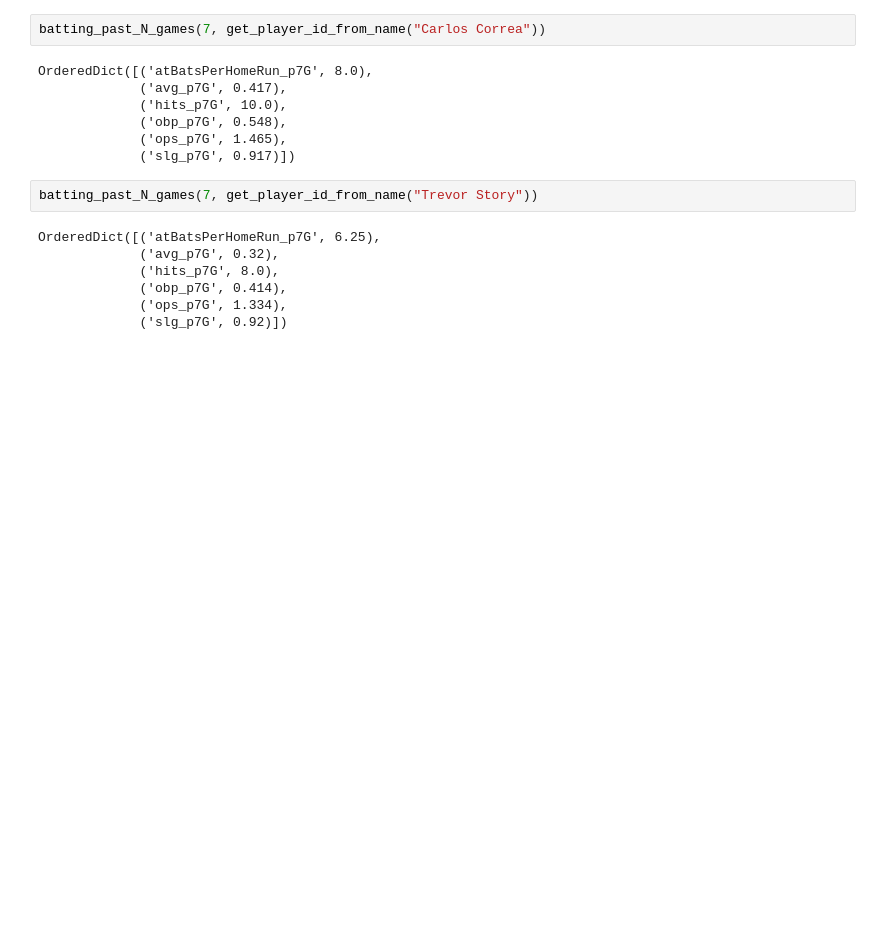
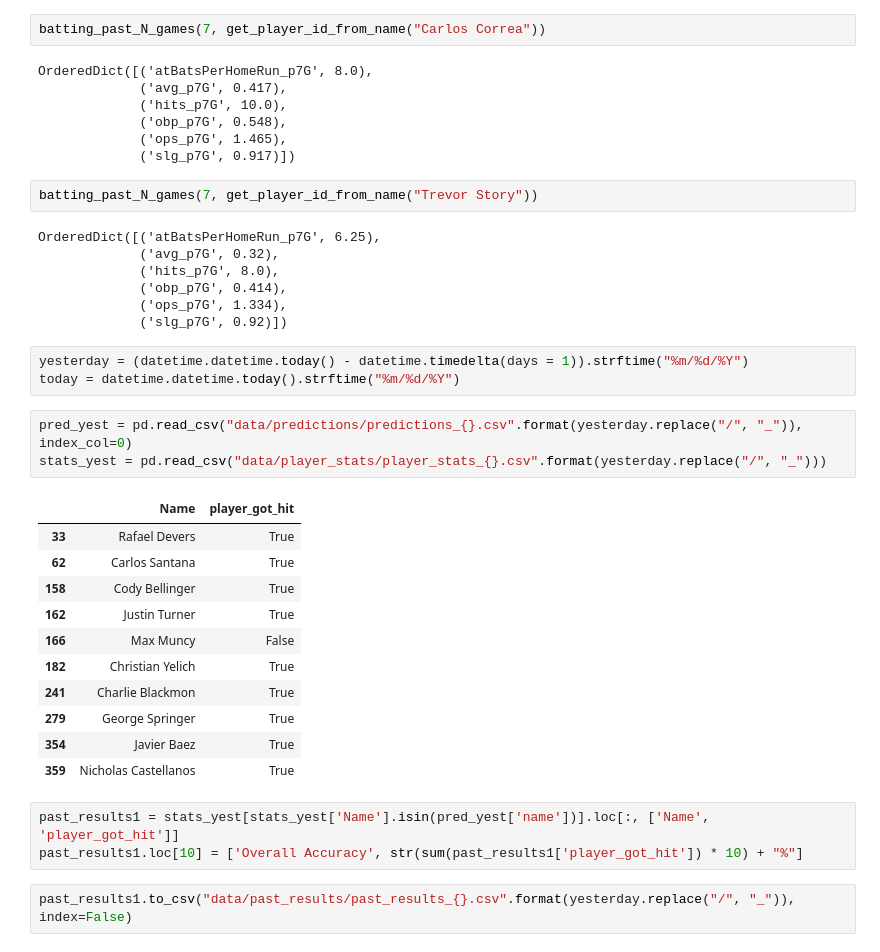
Before and after one commit to rohannarain/beat_the_streak, a Jupyter notebook: retrieve_data.ipynb, the cells around one changed output. Cells and saved outputs as stored; diff of their text form; blank space fills up the shorter version.

Commit message:
Creating a 'past results' page for the website to display accuracy over past 7 days

```diff
--- a/retrieve_data.ipynb
+++ b/retrieve_data.ipynb
@@ -524,3 +524,26 @@ OrderedDict([('atBatsPerHomeRun_p7G', 6.25),
              ('obp_p7G', 0.414),
              ('ops_p7G', 1.334),
              ('slg_p7G', 0.92)])
+# %%
+yesterday = (datetime.datetime.today() - datetime.timedelta(days = 1)).strftime("%m/%d/%Y")
+today = datetime.datetime.today().strftime("%m/%d/%Y")
+# %%
+pred_yest = pd.read_csv("data/predictions/predictions_{}.csv".format(yesterday.replace("/", "_")), index_col=0)
+stats_yest = pd.read_csv("data/player_stats/player_stats_{}.csv".format(yesterday.replace("/", "_")))
+# %% [output]
+|  | Name | player_got_hit |
+| 33 | Rafael Devers | True |
+| 62 | Carlos Santana | True |
+| 158 | Cody Bellinger | True |
+| 162 | Justin Turner | True |
+| 166 | Max Muncy | False |
+| 182 | Christian Yelich | True |
+| 241 | Charlie Blackmon | True |
+| 279 | George Springer | True |
+| 354 | Javier Baez | True |
+| 359 | Nicholas Castellanos | True |
+# %%
+past_results1 = stats_yest[stats_yest['Name'].isin(pred_yest['name'])].loc[:, ['Name', 'player_got_hit']]
+past_results1.loc[10] = ['Overall Accuracy', str(sum(past_results1['player_got_hit']) * 10) + "%"]
+# %%
+past_results1.to_csv("data/past_results/past_results_{}.csv".format(yesterday.replace("/", "_")), index=False)
```
Also changed, not shown: parts of 1 cell of this notebook, 3 other files.
